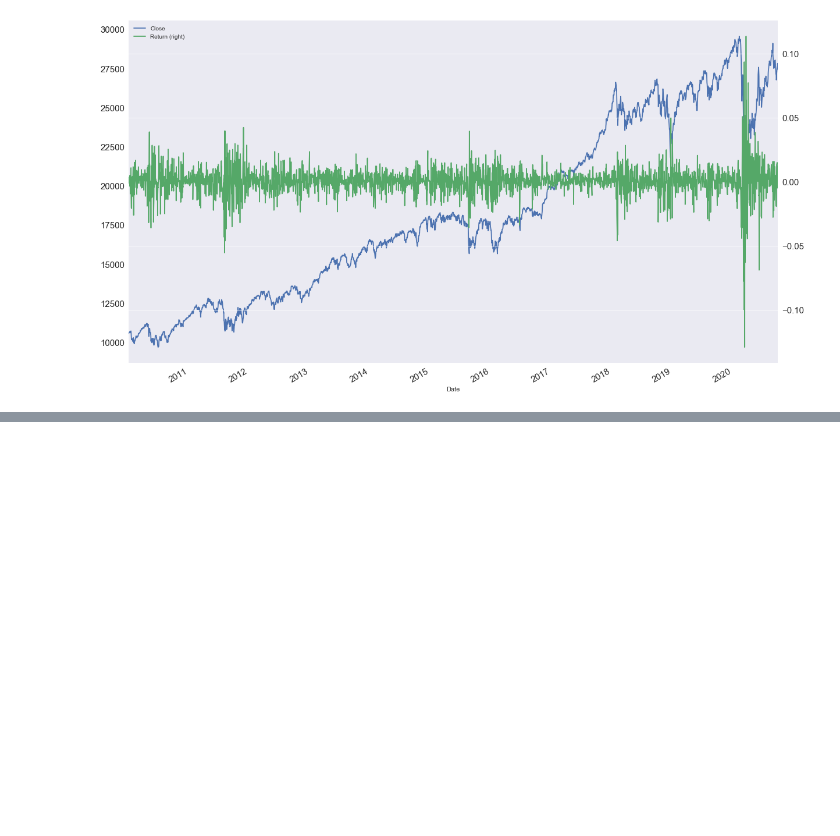
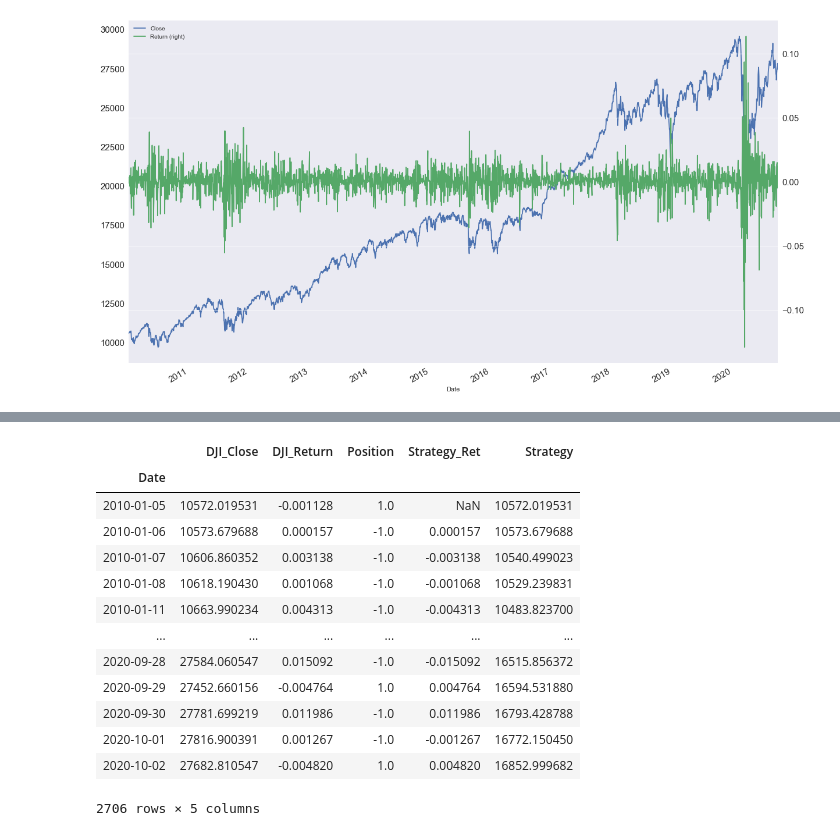
Before and after one commit to Dantarshi/DJI--Trading-Strategies-, a Jupyter notebook: DJI Strategy.ipynb, the cells around one changed output, grey strips where cells are left out. Cells and saved outputs as stored; diff of their text form; code cells hidden in the pictures; blank space fills up the shorter version.

```diff
--- a/DJI Strategy.ipynb
+++ b/DJI Strategy.ipynb
@@ -488,0 +634,3 @@ plt.show()
+# %%
+# Changing the series to dataframe for easy manupulation
+df = dji["Close"].to_frame()
@@ -488,0 +696,19 @@ plt.show()
+# %%
+# Getting the indices value with respect to dji
+df["Strategy"] = df.Strategy_Ret.add(1, fill_value = 0).cumprod() * df.iloc[0,0]
+df
+# %% [output]
+|  | DJI_Close | DJI_Return | Position | Strategy_Ret | Strategy |
+| Date |  |  |  |  |  |
+| 2010-01-05 | 10572.019531 | -0.001128 | 1.0 | NaN | 10572.019531 |
+| 2010-01-06 | 10573.679688 | 0.000157 | -1.0 | 0.000157 | 10573.679688 |
+| 2010-01-07 | 10606.860352 | 0.003138 | -1.0 | -0.003138 | 10540.499023 |
+| 2010-01-08 | 10618.190430 | 0.001068 | -1.0 | -0.001068 | 10529.239831 |
+| 2010-01-11 | 10663.990234 | 0.004313 | -1.0 | -0.004313 | 10483.823700 |
+| ... | ... | ... | ... | ... | ... |
+| 2020-09-28 | 27584.060547 | 0.015092 | -1.0 | -0.015092 | 16515.856372 |
+| 2020-09-29 | 27452.660156 | -0.004764 | 1.0 | 0.004764 | 16594.531880 |
+| 2020-09-30 | 27781.699219 | 0.011986 | -1.0 | 0.011986 | 16793.428788 |
+| 2020-10-01 | 27816.900391 | 0.001267 | -1.0 | -0.001267 | 16772.150450 |
+| 2020-10-02 | 27682.810547 | -0.004820 | 1.0 | 0.004820 | 16852.999682 |
+2706 rows × 5 columns
```
Also changed, not shown: parts of 19 cells of this notebook.
